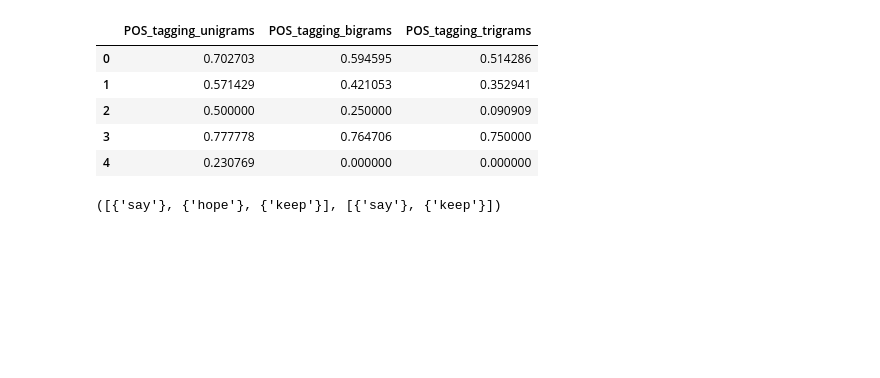
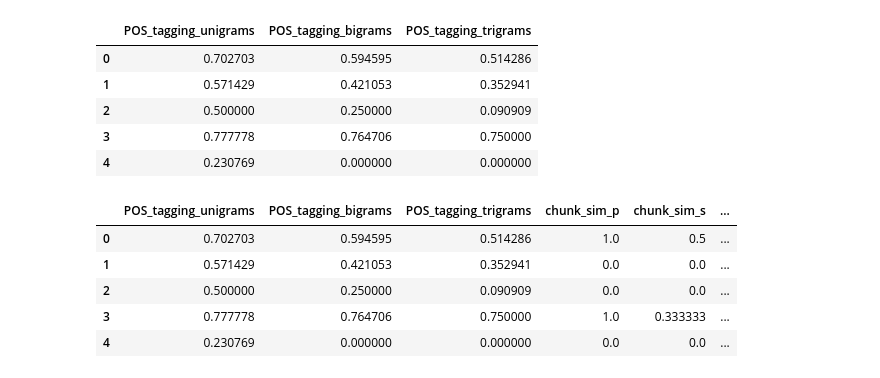
Before and after one commit to brunosangom/ihlt-final-project, a Jupyter notebook: code/Features/syntacticFeatureExtraction.ipynb, the cells around one changed output. Cells and saved outputs as stored; diff of their text form; code cells hidden in the pictures; blank space fills up the shorter version.

Commit message:
siete features d syntactic

```diff
--- a/code/Features/syntacticFeatureExtraction.ipynb
+++ b/code/Features/syntacticFeatureExtraction.ipynb
@@ -325,16 +327,19 @@ d = {'NN': 'n', 'NNS': 'n',
        'RB': 'r', 'RBR': 'r', 'RBS': 'r'}
 
 
-# function to obtain a synset from a word.
+# function to obtain a synset from a lemma
 def extract_synset(w):
   pair=nltk.pos_tag([w])
   if pair[0][1] in d.keys(): # Check if has a wordnet tag
     word_synsets = wn.synsets(w,d[pair[0][1]])
-    return word_synsets[0]
+    if len(word_synsets)==0: # if the list of synsets is empty (e.g. proper nouns)
+      return None
+    else:
+      return word_synsets[0]
 
   else:
-    print('The word ',w,' has no wordnet tag.')
-    return False
+    # 'The lemma w has no wordnet tag
+    return None
 
 
 def chunksim(c1,c2):
@@ -344,10 +349,17 @@ def chunksim(c1,c2):
         for l2 in c2:
             synset_l1=extract_synset(l1)
             synset_l2=extract_synset(l2)
-            if synset_l1.pos()==synset_l2.pos():
 
-                # Calculate Lin Similarity
-                sim_score += synset_l1.lin_similarity(synset_l2, brown_ic)
+            if synset_l1 is None or synset_l2 is None:
+               continue
+
+            elif synset_l1.pos()==synset_l2.pos():
+                try:
+                  # Calculate Lin Similarity
+                  sim_score += synset_l1.lin_similarity(synset_l2, brown_ic)
+                except WordNetError as e:
+                  continue
+
     if sim_score==0:
         return 0
     else:
@@ -358,14 +416,28 @@ def chunksim(c1,c2):
 # %%
 # chunks
 
-chunk_sim_df = pd.DataFrame(columns=['Chunk_Sim'], index=range(n))
+chunk_sim_df = pd.DataFrame(columns=['chunk_sim_p','chunk_sim_s','chunk_sim_o','total_sim_chunks'], index=range(n))
 
-for k in range(1):
+for k in range(n):
     # Classify the words into p, s, o for each sentence
     roles_0 = classify_syntactic_roles(nlp_stanza([train_df.loc[k,'0']]))
     roles_1 = classify_syntactic_roles(nlp_stanza([train_df.loc[k,'1']]))
     # compute the simchunk for each pair of sentence and save only the sim value
+    chunk_sim_df.loc[k,'chunk_sim_p']=compute_similarity_chunks(roles_0['p'], roles_1['p'])
+    chunk_sim_df.loc[k,'chunk_sim_s']=compute_similarity_chunks(roles_0['s'], roles_1['s'])
+    chunk_sim_df.loc[k,'chunk_sim_o']=compute_similarity_chunks(roles_0['o'], roles_1['o'])
+    chunk_sim_df.loc[k,'total_sim_chunks'] = chunk_sim_df[['chunk_sim_p','chunk_sim_s','chunk_sim_o']].iloc[k].mean(axis=0)
+
+syntactic_features['chunk_sim_p']=chunk_sim_df['chunk_sim_p']
+syntactic_features['chunk_sim_s']=chunk_sim_df['chunk_sim_s']
+syntactic_features['chunk_sim_o']=chunk_sim_df['chunk_sim_o']
+syntactic_features['total_sim_chunks']=chunk_sim_df['total_sim_chunks']
+
+syntactic_features.head()
+# %% [output]
+|  | POS_tagging_unigrams | POS_tagging_bigrams | POS_tagging_trigrams | chunk_sim_p | chunk_sim_s | ... |
+| 0 | 0.702703 | 0.594595 | 0.514286 | 1.0 | 0.5 | ... |
+| 1 | 0.571429 | 0.421053 | 0.352941 | 0.0 | 0.0 | ... |
+| 2 | 0.500000 | 0.250000 | 0.090909 | 0.0 | 0.0 | ... |
+| 3 | 0.777778 | 0.764706 | 0.750000 | 1.0 | 0.333333 | ... |
+| 4 | 0.230769 | 0.000000 | 0.000000 | 0.0 | 0.0 | ... |
-# %%
-roles_0['p'], roles_1['p']
-# %% [output]
-([{'say'}, {'hope'}, {'keep'}], [{'say'}, {'keep'}])
```
Also changed, not shown: parts of 6 cells of this notebook.
